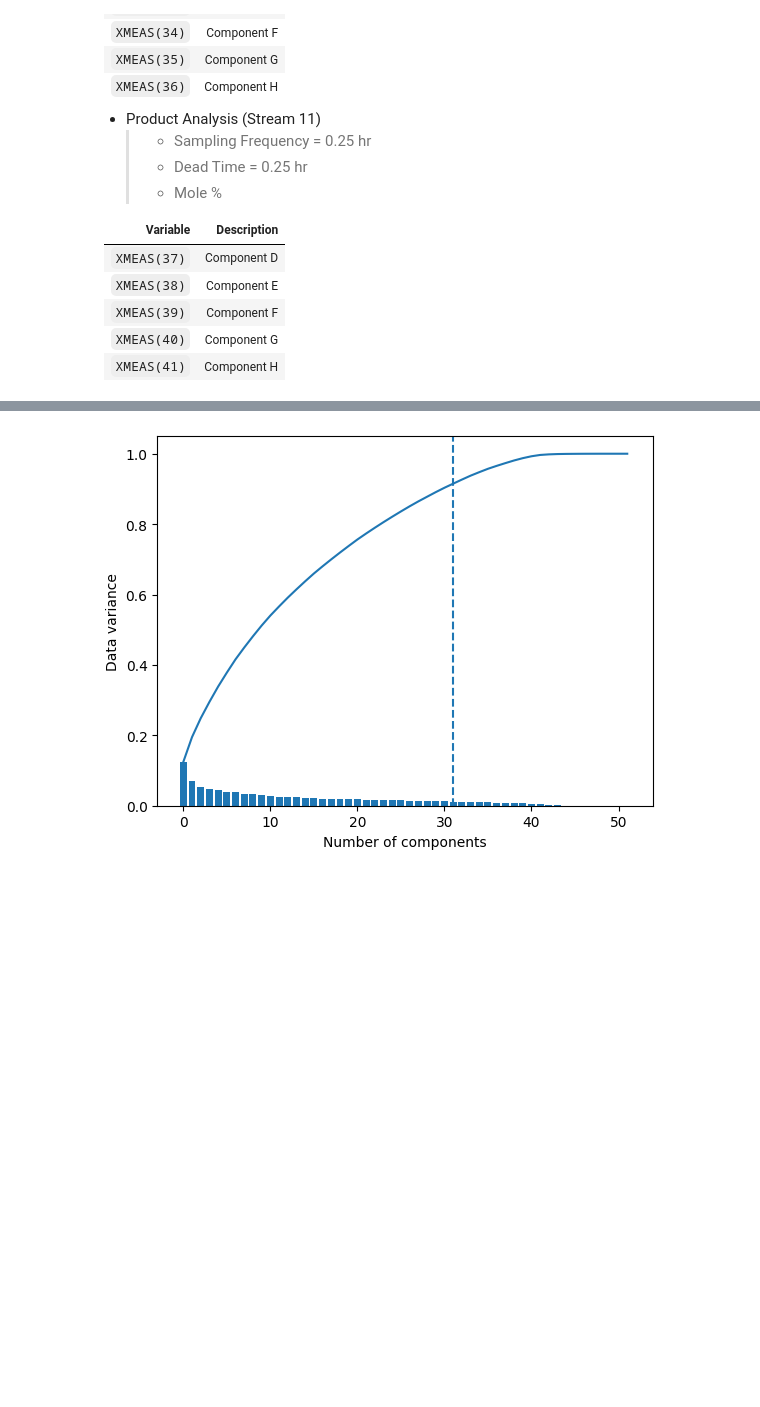
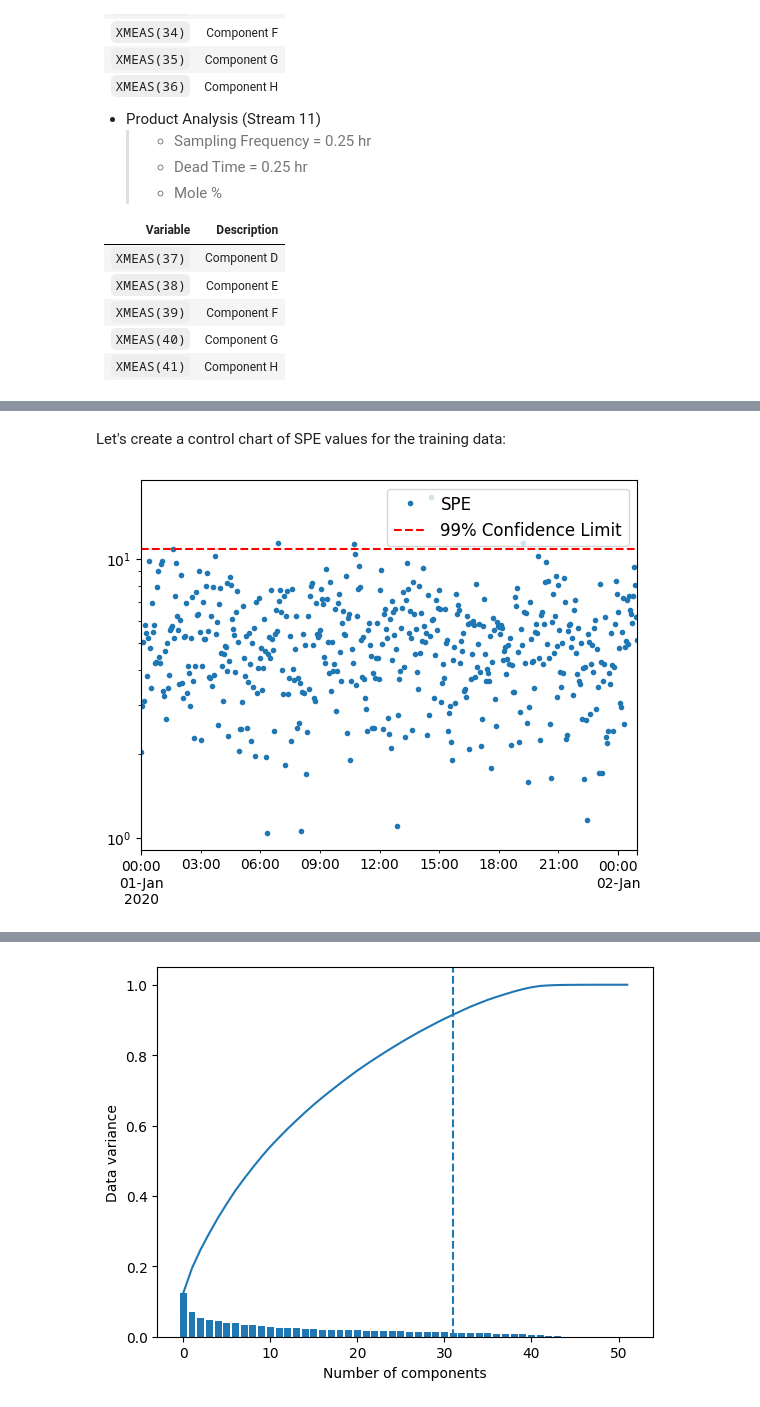
Before and after one commit to petrobras/BibMon, a Jupyter notebook: docs/source/tutorial_tep.ipynb, the cells around one changed output, grey strips where cells are left out. Saved outputs shown, nothing was run; the diff lists cells and outputs as text; code cells hidden in the pictures; blank space fills up the shorter version.

```diff
--- a/docs/source/tutorial_tep.ipynb
+++ b/docs/source/tutorial_tep.ipynb
@@ -143,0 +225,2 @@ Training the model:
+# %%
+model.fit(df_train)
@@ -143,0 +233,6 @@ Training the model:
+# %% [markdown]
+Let's create a control chart of SPE values for the training data:
+# %%
+model.plot_SPE(train_or_test = 'train')
+# %% [output]
+[figure, added]
```
Also changed, not shown: parts of 36 cells of this notebook, 1 other file.
